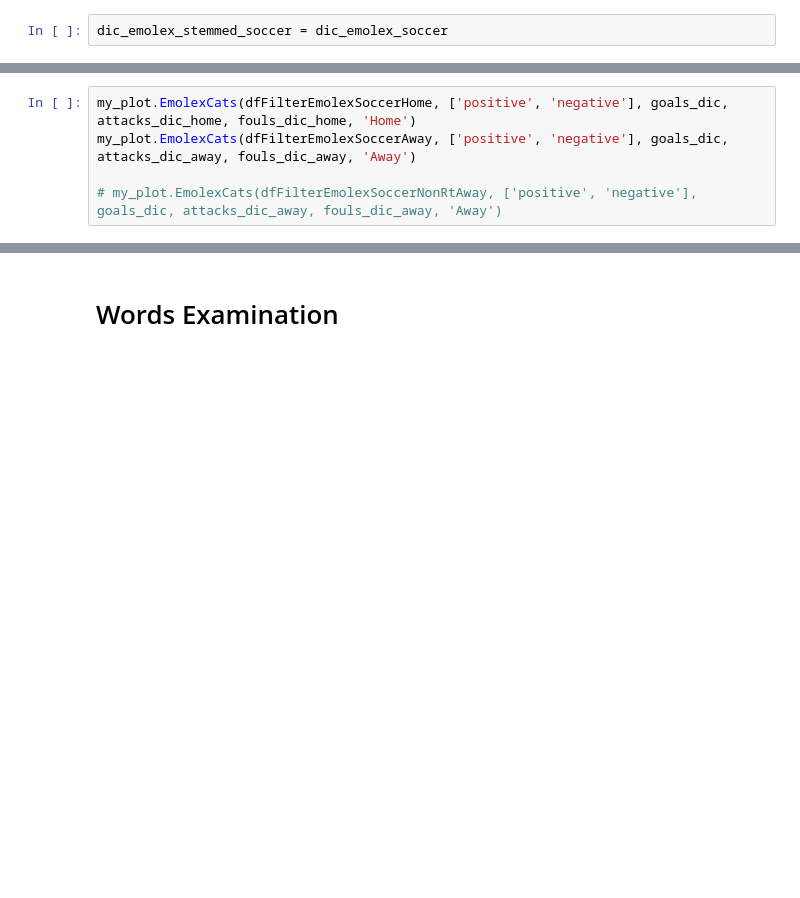
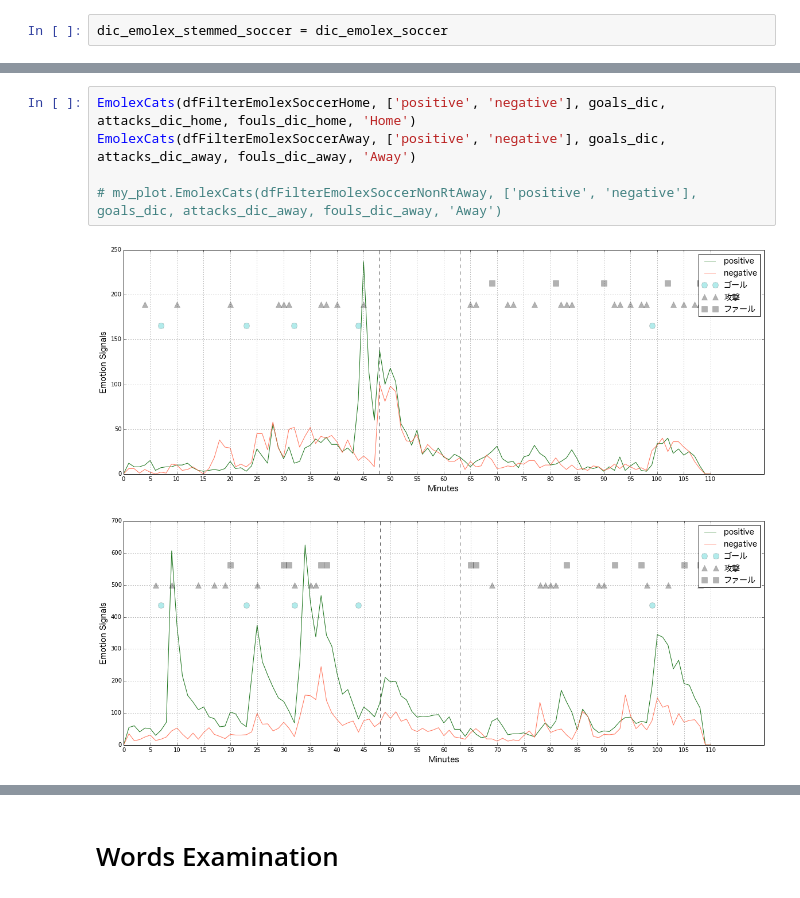
Before and after one commit to byam/predictEPL, a Jupyter notebook: Word-Emotion/Emolex Plot & Word Examine.ipynb, the cells around one changed output, grey strips where cells are left out. Drawn from its saved outputs; the diff is of its cells as text; blank space fills up the shorter version.

```diff
--- a/Word-Emotion/Emolex Plot & Word Examine.ipynb
+++ b/Word-Emotion/Emolex Plot & Word Examine.ipynb
@@ -117,5 +119,8 @@ my_plot.EmolexCats(dfFilterEmolexSoccerNonRtAway, ['positive', 'negative'], goal
 # %%
-my_plot.EmolexCats(dfFilterEmolexSoccerHome, ['positive', 'negative'], goals_dic, attacks_dic_home, fouls_dic_home, 'Home')
-my_plot.EmolexCats(dfFilterEmolexSoccerAway, ['positive', 'negative'], goals_dic, attacks_dic_away, fouls_dic_away, 'Away')
+EmolexCats(dfFilterEmolexSoccerHome, ['positive', 'negative'], goals_dic, attacks_dic_home, fouls_dic_home, 'Home')
+EmolexCats(dfFilterEmolexSoccerAway, ['positive', 'negative'], goals_dic, attacks_dic_away, fouls_dic_away, 'Away')
 
 # my_plot.EmolexCats(dfFilterEmolexSoccerNonRtAway, ['positive', 'negative'], goals_dic, attacks_dic_away, fouls_dic_away, 'Away')
+# %% [output]
+[figure, added]
+[figure, added]
```
Also changed, not shown: parts of 8 cells of this notebook, 3 other files.
